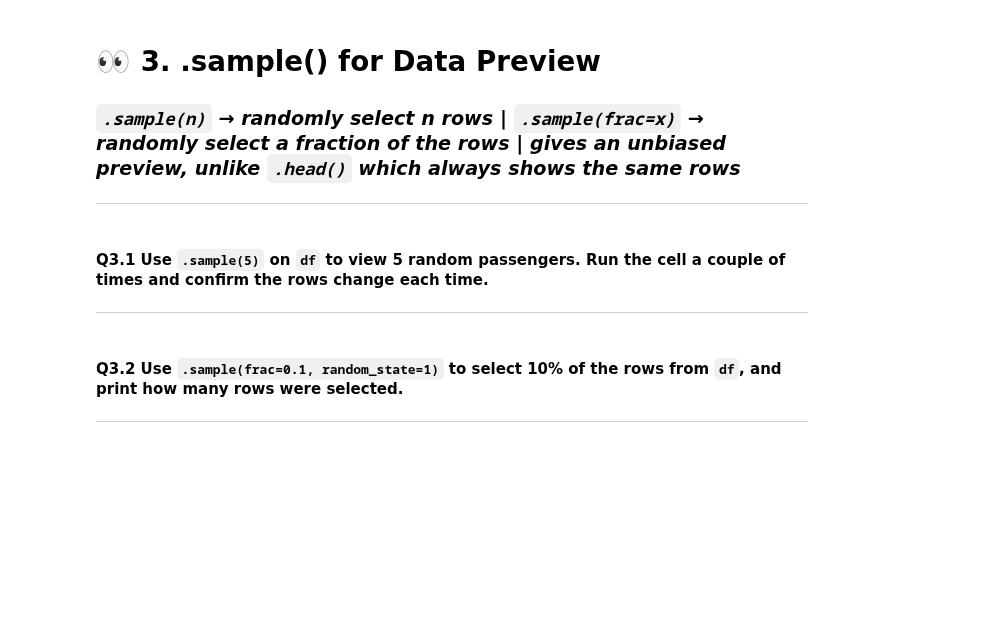
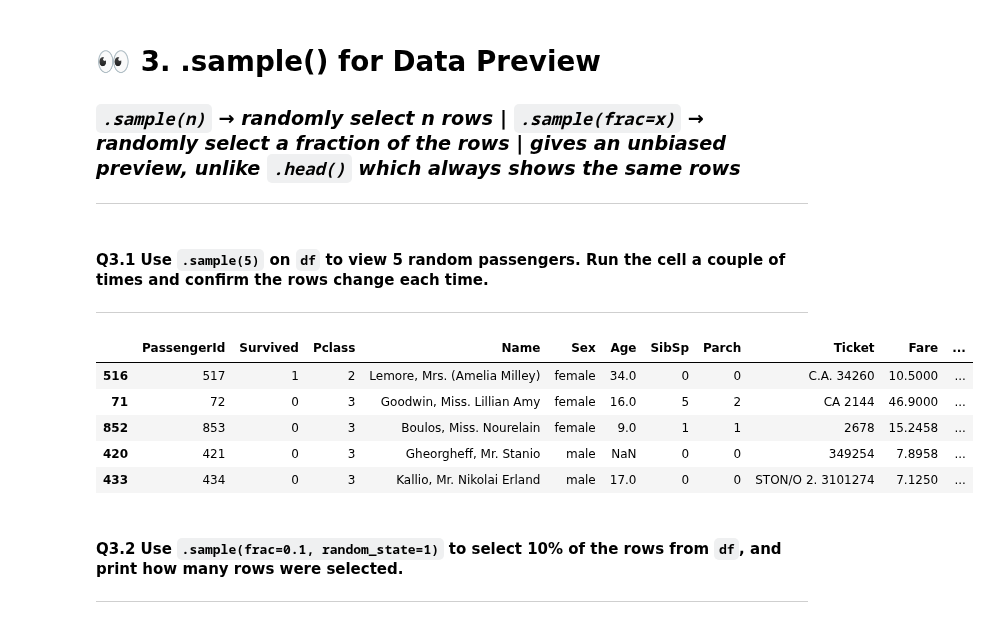
Before and after one commit to Ironankit525/sem_3_ML, a Jupyter notebook: class12/Pandas_Practice_Session_2.ipynb, the cells around one changed output. Drawn from its saved outputs; the diff is of its cells as text; code cells hidden in the pictures; blank space fills up the shorter version.

```diff
--- a/class12/Pandas_Practice_Session_2.ipynb
+++ b/class12/Pandas_Practice_Session_2.ipynb
@@ -73,3 +123,13 @@ df.head()
+# %%
+# No random_state, so a different set of rows appears on every run
+df.sample(5)
+# %% [output]
+|  | PassengerId | Survived | Pclass | Name | Sex | Age | SibSp | Parch | Ticket | Fare | ... |
+| 516 | 517 | 1 | 2 | Lemore, Mrs. (Amelia Milley) | female | 34.0 | 0 | 0 | C.A. 34260 | 10.5000 | ... |
+| 71 | 72 | 0 | 3 | Goodwin, Miss. Lillian Amy | female | 16.0 | 5 | 2 | CA 2144 | 46.9000 | ... |
+| 852 | 853 | 0 | 3 | Boulos, Miss. Nourelain | female | 9.0 | 1 | 1 | 2678 | 15.2458 | ... |
+| 420 | 421 | 0 | 3 | Gheorgheff, Mr. Stanio | male | NaN | 0 | 0 | 349254 | 7.8958 | ... |
+| 433 | 434 | 0 | 3 | Kallio, Mr. Nikolai Erland | male | 17.0 | 0 | 0 | STON/O 2. 3101274 | 7.1250 | ... |
 # %% [markdown]
 #### **Q3.2 Use `.sample(frac=0.1, random_state=1)` to select 10% of the rows from `df`, and print how many rows were selected.**
 
```
Also changed, not shown: parts of 55 cells of this notebook, 2 other files.
